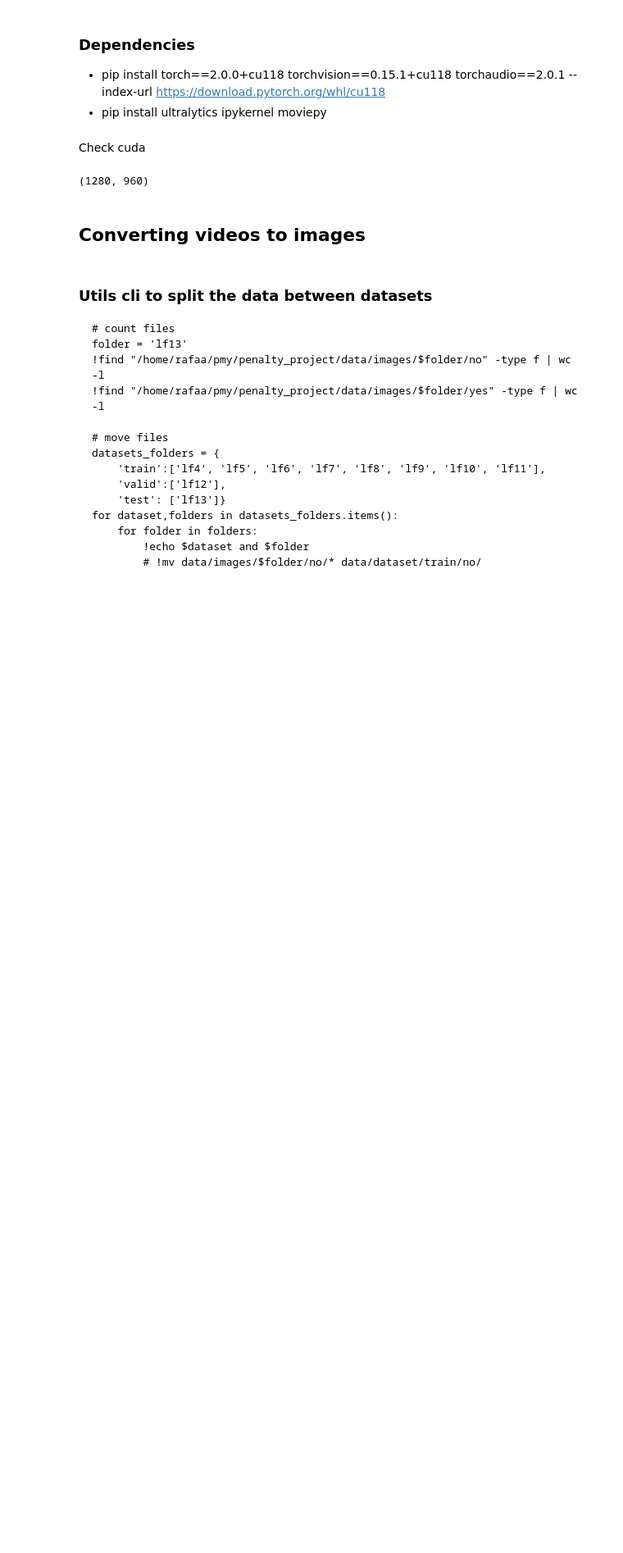
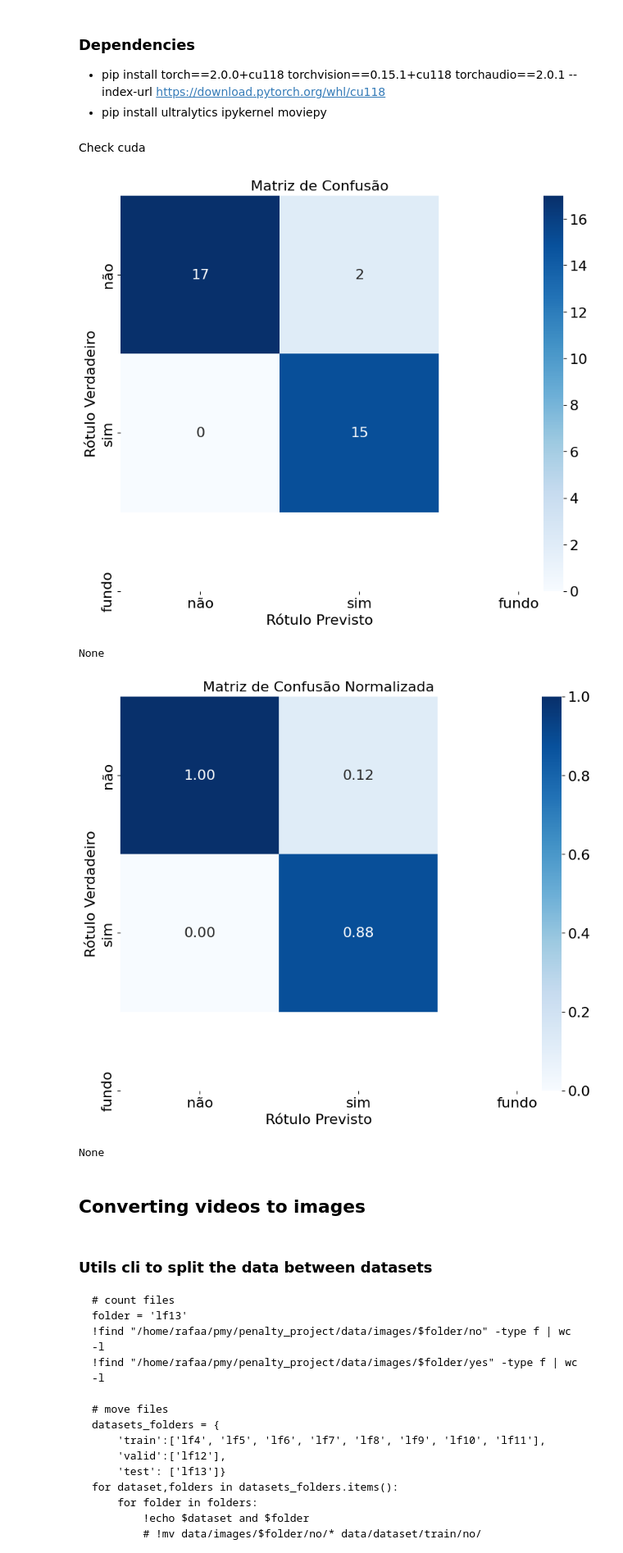
Before and after one commit to rafaelgildin/penalty_project, a Jupyter notebook: Project.ipynb, the cells around one changed output. Shown at 82% size. Drawn from its saved outputs; the diff is of its cells as text; code cells hidden in the pictures; blank space fills up the shorter version.

```diff
--- a/Project.ipynb
+++ b/Project.ipynb
@@ -35,10 +35,44 @@
 - pip install ultralytics ipykernel moviepy
 # %% [markdown]
 Check cuda
-# %%
-640 * 2, 480 * 2
-# %% [output]
-(1280, 960)
+# %%
+import numpy as np
+import matplotlib.pyplot as plt
+import seaborn as sns
+import matplotlib.image as mpimg
+
+def plot(data, title,fmt):
+    fontsize = 16
+    labels_pt = ['não', 'sim', 'fundo']
+    plt.figure(figsize=(10, 8))
+    ax = sns.heatmap(data, annot=True, fmt=fmt, cmap="Blues",
+                xticklabels=labels_pt, yticklabels=labels_pt,
+                annot_kws={"size": fontsize})
+
+    color_bar = ax.collections[0].colorbar
+    color_bar.ax.tick_params(labelsize=fontsize)
+
+    plt.xticks(ticks=[0.5, 1.5, 2.5], labels=labels_pt, fontsize=fontsize)
+    plt.yticks(ticks=[0.5, 1.5, 2.5], labels=labels_pt, fontsize=fontsize)
+    plt.xlabel("Rótulo Previsto",fontsize=fontsize)
+    plt.ylabel("Rótulo Verdadeiro",fontsize=fontsize)
+    plt.title(title,fontsize=fontsize)
+    display(plt.show())
+
+data = np.array([[17, 2], [0, 15]])
+title = "Matriz de Confusão"
+plot(data,title,fmt='d')
+
+data = np.array([[17, 2], [0, 15]])
+total_per_label = data[:,0].sum()
+data = (data/total_per_label).round(2)
+title = "Matriz de Confusão Normalizada"
+plot(data,title,fmt='.2f')
+# %% [output]
+[figure, added]
+None
+[figure, added]
+None
 # %%
 import torch
 torch.cuda.is_available()
```
